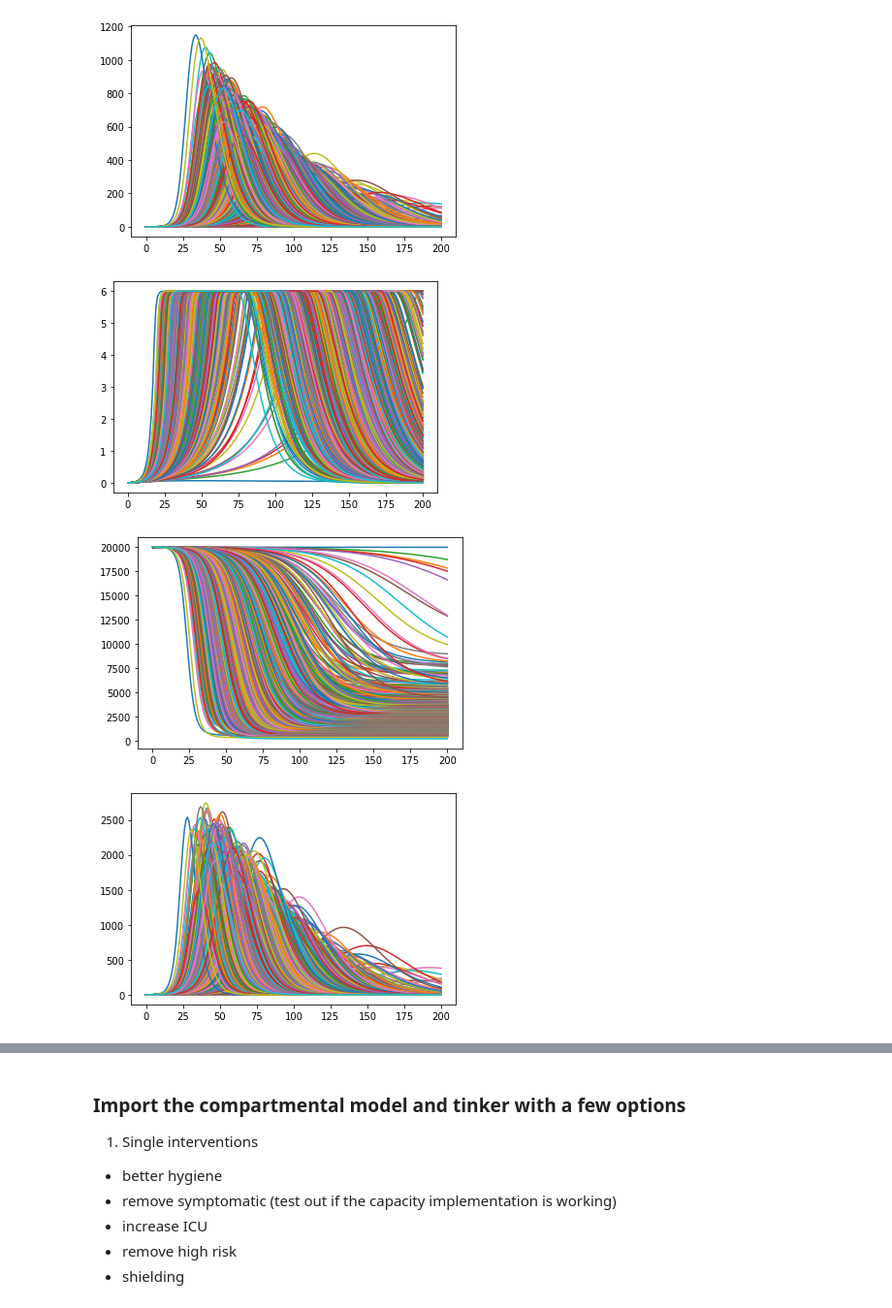
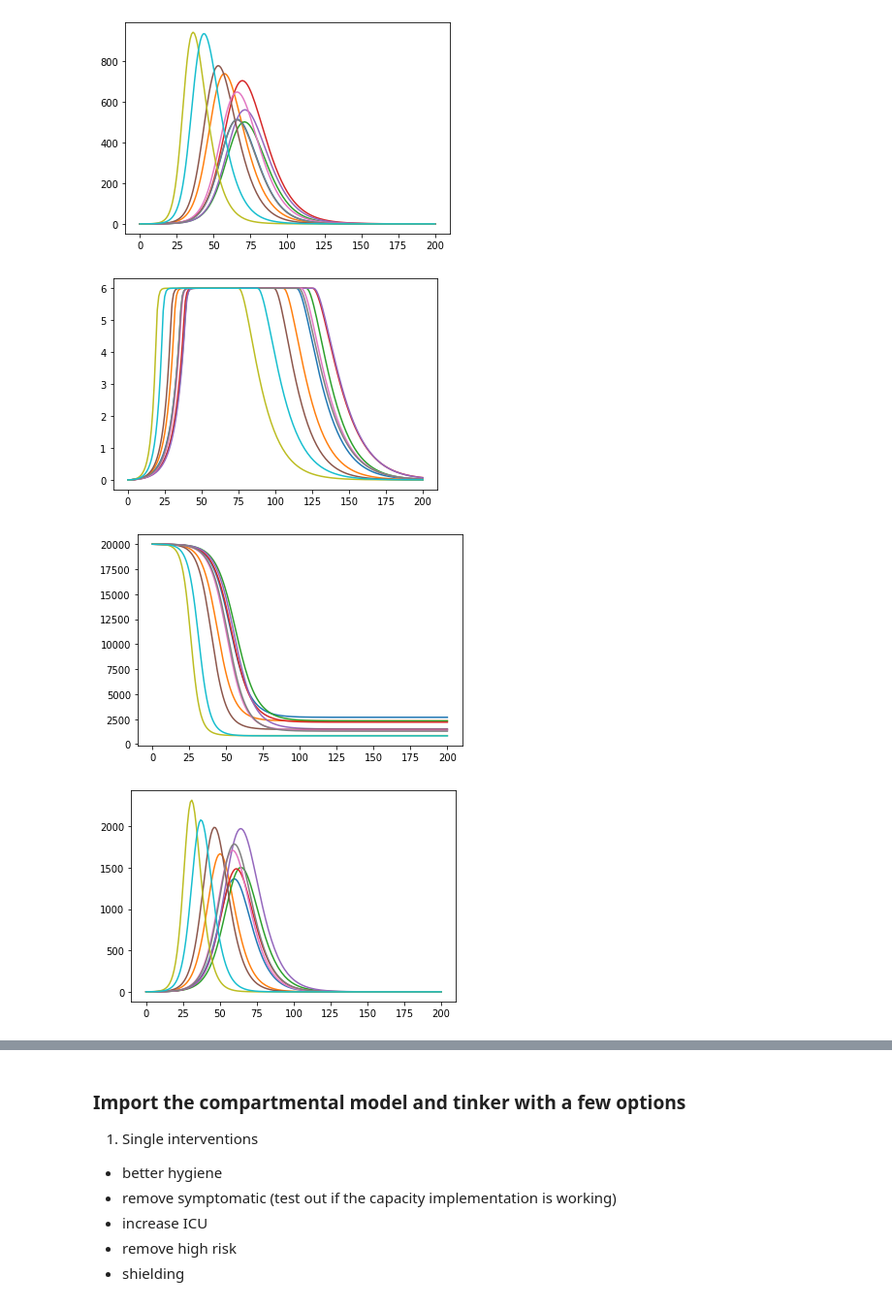
Before and after one commit to abbaasalif/epi-models, a Jupyter notebook: compartmental_model_demo.ipynb, the cells around one changed output, grey strips where cells are left out. Shown at 97% size. Saved outputs shown, nothing was run; the diff lists cells and outputs as text; code cells hidden in the pictures.

```diff
--- a/compartmental_model_demo.ipynb
+++ b/compartmental_model_demo.ipynb
@@ -7,4 +7,4 @@ from epi_models import (
     CampParams,
 )
 # %%
-camp_params = CampParams.load_from_json("./epi_models/config/sample_input.json")
+camp_params = CampParams.load_from_json("/Users/billyzhaoyh/Desktop/AIforGoodSimulator/epi-models/epi_models/config/sample_input.json")
@@ -17,2 +11,2 @@ df.rename(columns={0: "Values"}).to_csv("sample_data_input.csv",index=False)
 # %%
-runner = DeterministicCompartmentalModelRunner(camp_params, num_iterations=1)
+runner = DeterministicCompartmentalModelRunner(camp_params, num_iterations=10)
@@ -110,2 +17,0 @@ AttributeError: 'NoneType' object has no attribute 'keys'
-# %%
-do_nothing_baseline = do_nothing_baseline * camp_params.total_population
@@ -122,21 +26,21 @@ for index,group in sim_groups:
 for index,group in sim_groups:
     group['Hospitalised'].plot()
 # %% [output]
-[figure, old version]
+[figure, new version]
 # %%
 for index,group in sim_groups:
     group['Critical'].plot()
 # %% [output]
-[figure, old version]
+[figure, new version]
 # %%
 for index,group in sim_groups:
     group['Susceptible'].plot()
 # %% [output]
-[figure, old version]
+[figure, new version]
 # %%
 for index,group in sim_groups:
-    group['Infected (symptomatic)'].plot()
+    group['Infected_symptomatic'].plot()
 # %% [output]
-[figure, old version]
+[figure, new version]
 # %%
 for index,group in sim_groups:
```
Also changed, not shown: parts of 39 cells of this notebook.
